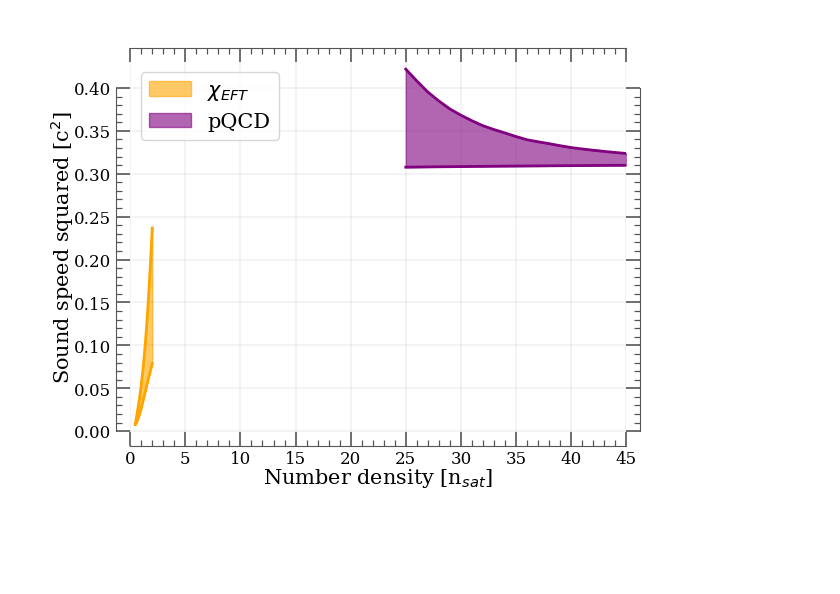
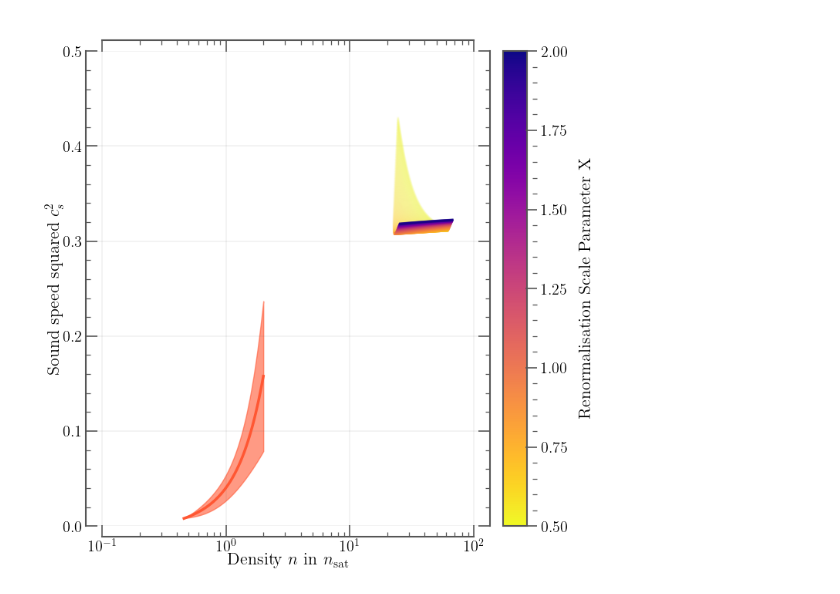
Before and after one commit to codinginrevolt/master_thesis, a Jupyter notebook: gpr/notebooks/plots/ceft+pqcd.ipynb, the cells around one changed output. Saved outputs shown, nothing was run; the diff lists cells and outputs as text; code cells hidden in the pictures; blank space fills up the shorter version.

Commit message:
thesis plots

```diff
--- a/gpr/notebooks/plots/ceft+pqcd.ipynb
+++ b/gpr/notebooks/plots/ceft+pqcd.ipynb
@@ -68,0 +103,16 @@ plot_dir = "/home/sam/thesis/941_5page_report/"
+# %%
+fig, ax = plt.subplots()
+
+ax.plot(x, plus_95, linestyle = "dashed", color = "tab:green")
+ax.plot(x, minus_95, linestyle = "dashed", color = "tab:green")
+ax.plot(x, median, color="tab:green")
+ax.fill_between(x, minus_95, plus_95, color = "tab:green", alpha = 0.1, label="95\% confidence region")
+ax.fill_between(x, minus_68, plus_68, color="tab:green", alpha=0.5, label="68\% confidence region")
+
+
+ax.legend(framealpha=1, fancybox=False)
+ax.set_xlabel('$n$ in $n_{\\rm sat}$', fontsize=solo_fontsize)
+ax.set_ylabel("$c_s^2$ in $c^2$", fontsize=solo_fontsize)
+ax.set_title(" ")
+theme.apply_transforms()
+plt.show()
@@ -69,5 +205,5 @@ plot_dir = "/home/sam/thesis/941_5page_report/"
 # %%
-X = np.geomspace(1/2,2,100)
+X = np.geomspace(1/2,2,500)
 mu_grid = np.linspace(2.2,3,100)
 n_cs2_arrays = []
 
@@ -136,26 +272,43 @@ for i in range(s,e):
 # %%
 n_ceft, cs2_avg, cs2_upper, cs2_lower = anal.get_ceft_cs2()
 # %%
-fig, ax = plt.subplots()
+fig, ax = plt.subplots(figsize=(8,8))
 
-ax.plot(n_ceft, cs2_lower, color="orange")
-ax.plot(n_ceft, cs2_upper, color="orange")
-ax.fill_between(n_ceft, cs2_lower, cs2_upper, color='orange', alpha=0.6, label=r"$\chi_{EFT}$")
 
-ax.plot(binned_data[0][0][1:-1], cs2_min, color = "purple")
-ax.plot(binned_data[0][0][1:-1], cs2_max, color = "purple")
+#ax.plot(n_ceft, cs2_lower, color="#fe8019")
+#ax.plot(n_ceft, cs2_upper, color="#fe8019")
+ax.plot(n_ceft, cs2_avg, color="#ff5733", linewidth=2.5)
+ax.fill_between(n_ceft, cs2_lower, cs2_upper, color='#ff5733', alpha=0.6, label=r"$\chi_{EFT}$")
 
-ax.fill_between(binned_data[0][0][1:-1], cs2_min, cs2_max, color='purple', alpha=0.6, label="pQCD")
+#ax.plot(binned_data[0][0][1:-1], cs2_min, color = "#b16286")
+#ax.plot(binned_data[0][0][1:-1], cs2_max, color = "#b16286")
 
-ax.set_ylabel('Sound speed squared [c$^2$]', fontsize=15)
-ax.set_xlabel('Number density [n$_{sat}$]', fontsize=15)
-ax.legend()
+#ax.fill_between(binned_data[0][0][1:-1], cs2_min, cs2_max, color='#b16286', alpha=0.6, label="pQCD")
+
+norm = mcolors.Normalize(vmin=X.min(), vmax=X.max())
+colormap = cm.plasma_r
+
+for i, arr in enumerate(n_cs2_arrays):
+    colour = colormap(norm(X[i]))
+    ax.plot(arr[0], arr[1], color = colour, alpha=0.1)
+sm = cm.ScalarMappable(cmap=colormap, norm=norm)
+sm.set_array(X)
+cbar = plt.colorbar(sm, ax=plt.gca())
+cbar.set_label('Renormalisation Scale Parameter X', fontsize=solo_fontsize, labelpad=10)
+ticks = np.arange(norm.vmin, norm.vmax + 0.25, 0.25)
+cbar.set_ticks(ticks)
+
+ax.set_ylabel('Sound speed squared $c_s^2$', fontsize=solo_fontsize)
+ax.set_xlabel('Density $n$ in $n_{\mathrm{sat}}$', fontsize=solo_fontsize)
+#ax.legend()
+ax.set_xlim(0.09,110)
+ax.set_ylim(0,0.5)
+ax.set_xscale('log')
 ax.set_title(" ")
-ax.set_xlim(0,45)
 
 theme.apply_transforms()
-plt.legend(loc='upper left', fontsize=15)
+#plt.legend(loc='upper left', fontsize=15)
 plt.savefig(plot_dir + "dataset.png", dpi=300)
 plt.show()
 # %% [output]
-[figure, old version]
+[figure, new version]
```
Also changed, not shown: parts of 8 cells of this notebook, 11 other files.
